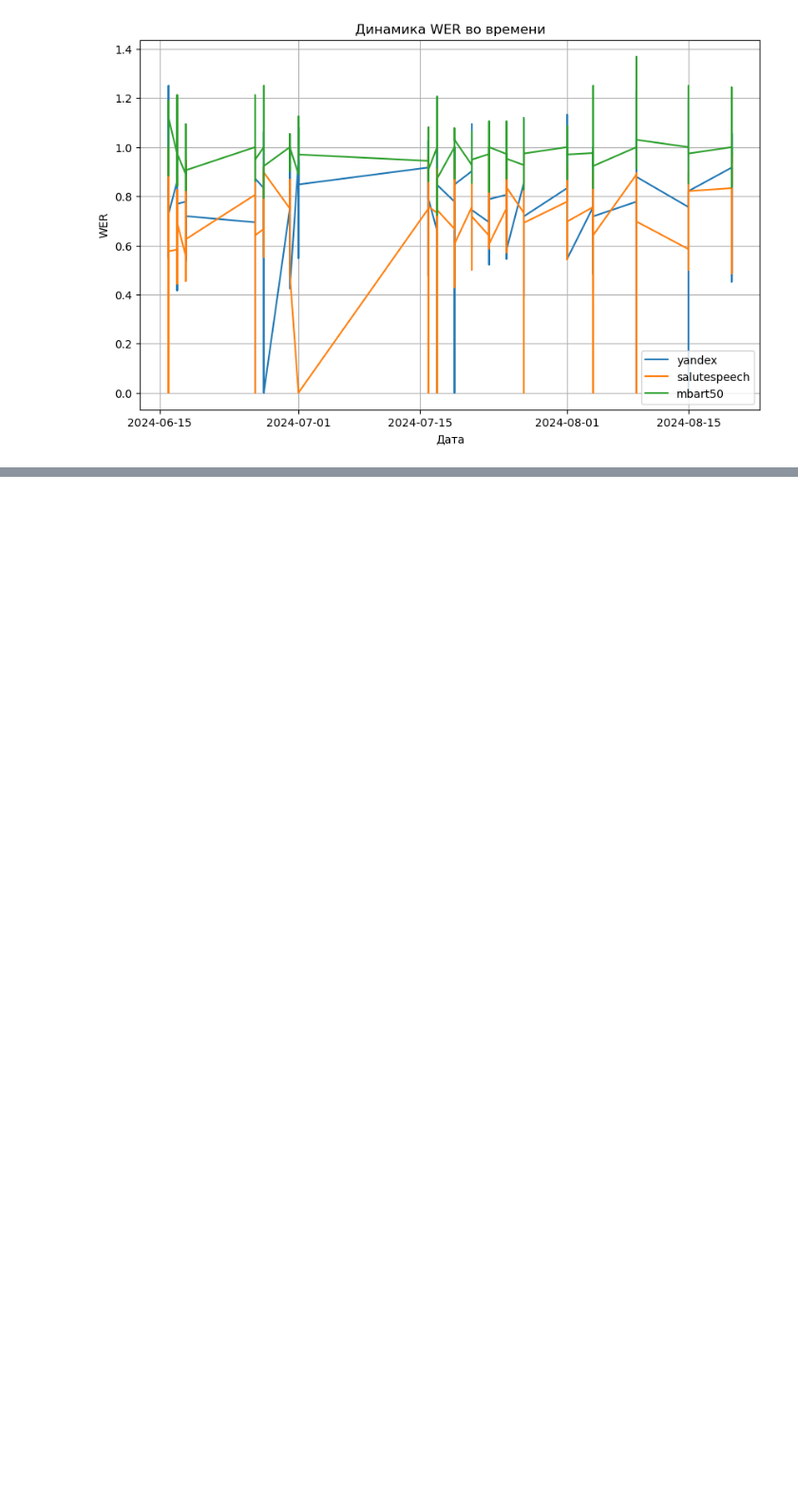
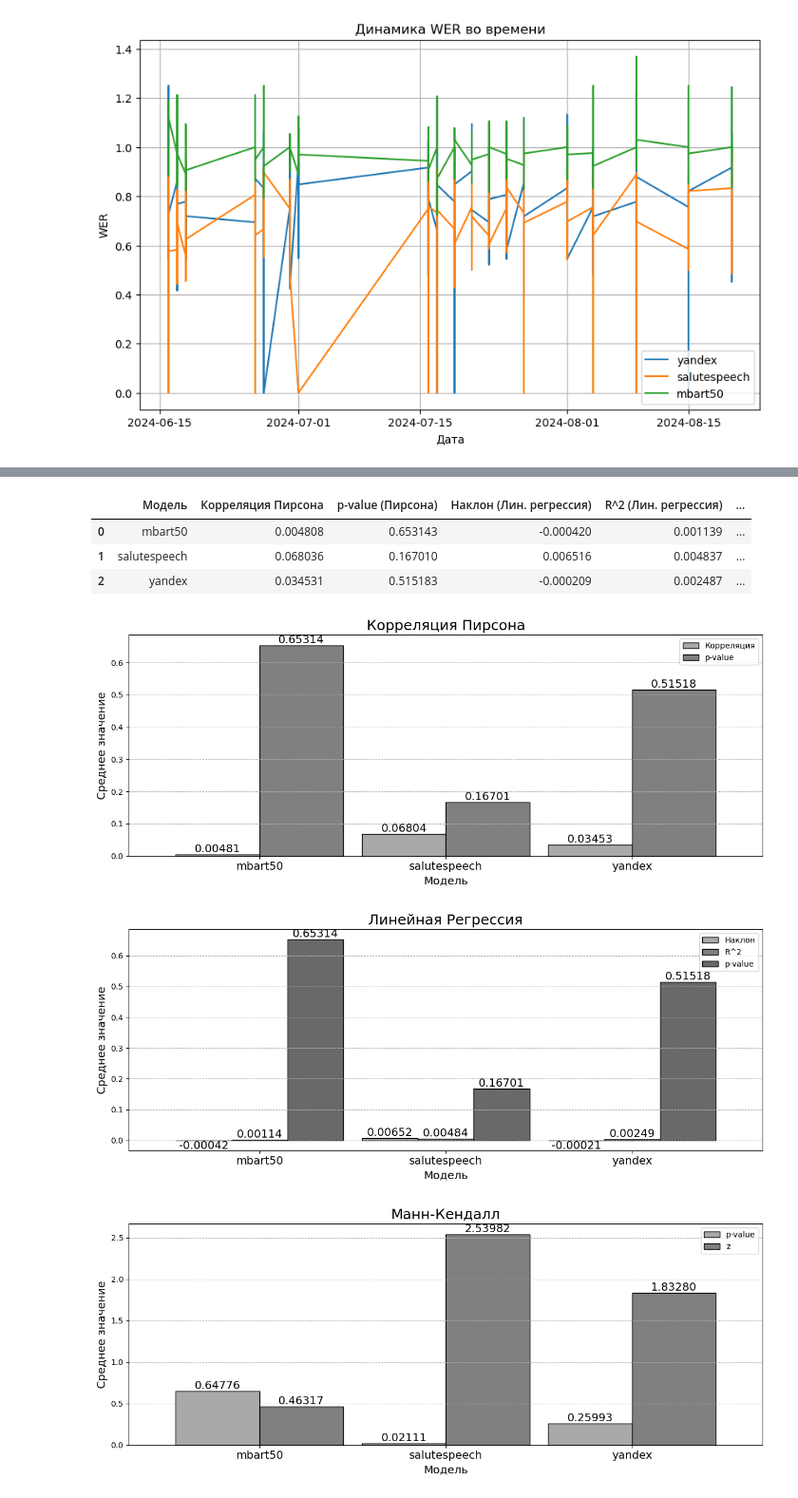
Before and after one commit to RedAlexDad/SpeechTraining, a Jupyter notebook: research/sentense/research.ipynb, the cells around one changed output, grey strips where cells are left out. Shown at 95% size. Drawn from its saved outputs; the diff is of its cells as text; code cells hidden in the pictures; blank space fills up the shorter version.

Commit message:
Добавлено еще исследование и данные

```diff
--- a/research/sentense/research.ipynb
+++ b/research/sentense/research.ipynb
@@ -666,0 +652,4 @@ plt.show()
+# %%
+# Исключаем ненужные колонки
+columns_to_exclude = ['Рейтинг', 'Тренд (Манн-Кендалл)']
+df_filtered = df_test_results.drop(columns=columns_to_exclude)
@@ -666,0 +665,75 @@ plt.show()
+# %%
+# Группируем данные по колонке 'Модель' и вычисляем среднее для всех метрик
+df_filtered.groupby('Модель')[
+    [
+        'Корреляция Пирсона', 'p-value (Пирсона)',
+        'Наклон (Лин. регрессия)', 'R^2 (Лин. регрессия)', 'p-value (Лин. регрессия)',
+        'p-value (Манн-Кендалл)', 'z (Манн-Кендалл)'
+    ]
+].mean().reset_index()
+# %% [output]
+|  | Модель | Корреляция Пирсона | p-value (Пирсона) | Наклон (Лин. регрессия) | R^2 (Лин. регрессия) | ... |
+| 0 | mbart50 | 0.004808 | 0.653143 | -0.000420 | 0.001139 | ... |
+| 1 | salutespeech | 0.068036 | 0.167010 | 0.006516 | 0.004837 | ... |
+| 2 | yandex | 0.034531 | 0.515183 | -0.000209 | 0.002487 | ... |
+# %%
+# Группируем и вычисляем средние значения для всех метрик
+summary_table_actual = df_filtered.groupby('Модель')[
+    [
+        'Корреляция Пирсона', 'p-value (Пирсона)',
+        'Наклон (Лин. регрессия)', 'R^2 (Лин. регрессия)', 'p-value (Лин. регрессия)',
+        'p-value (Манн-Кендалл)', 'z (Манн-Кендалл)'
+    ]
+].mean().reset_index()
+
+# Определяем группы метрик
+groups = [
+    ('Корреляция Пирсона', 'p-value (Пирсона)'),
+    ('Наклон (Лин. регрессия)', 'R^2 (Лин. регрессия)', 'p-value (Лин. регрессия)'),
+    ('p-value (Манн-Кендалл)', 'z (Манн-Кендалл)')
+]
+
+# Настройки заголовков и легенд для каждой группы
+titles = [
+    'Корреляция Пирсона',
+    'Линейная Регрессия',
+    'Манн-Кендалл'
+]
+
+legends = [
+    ['Корреляция', 'p-value'],
+    ['Наклон', 'R^2', 'p-value'],
+    ['p-value', 'z']
+]
+
+# Цветовая карта с исключением белого цвета
+colors = ['#A9A9A9', '#808080', '#696969', '#585858', '#404040', '#303030']
+
+# Строим гистограммы для каждой группы метрик
+for idx, metrics in enumerate(groups):
+    # Фильтруем нужные метрики для каждой гистограммы
+    plot_data = summary_table_actual.set_index('Модель')[list(metrics)]
+
+    # Построение столбчатого графика с увеличенной шириной столбцов
+    ax = plot_data.plot(kind='bar', figsize=(12, 5), color=colors[:len(metrics)], edgecolor='black', width=0.9)
+
+    # Добавление значений над столбцами
+    for container in ax.containers:
+        ax.bar_label(container, fmt='%.5f', label_type='edge', fontsize=14)
+
+    # Настройки графика
+    plt.title(titles[idx], fontsize=18)
+    plt.xlabel('Модель', fontsize=14)
+    plt.ylabel('Среднее значение', fontsize=14)
+    plt.xticks(rotation=0, fontsize=14)  # Увеличиваем размер шрифта для названий моделей
+    plt.grid(axis='y', linestyle='--', linewidth=0.7)
+
+    # Установка легенды
+    plt.legend(legends[idx])
+
+    plt.tight_layout()
+    plt.show()
+# %% [output]
+[figure, added]
+[figure, added]
+[figure, added]
```
Also changed, not shown: parts of 17 cells of this notebook, 14 other files.
